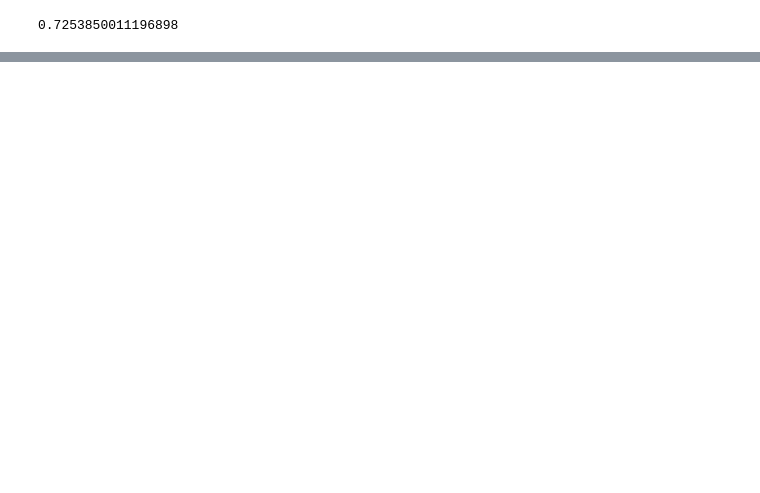
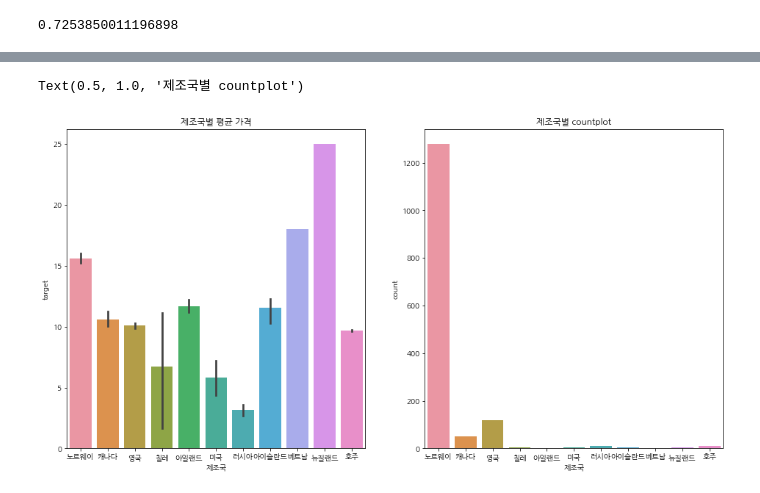
Before and after one commit to qkrwjdduf159/BigContest, a Jupyter notebook: 연어.ipynb, the cells around one changed output, grey strips where cells are left out. Cells and saved outputs as stored; diff of their text form; code cells hidden in the pictures; blank space fills up the shorter version.

```diff
--- a/연어.ipynb
+++ b/연어.ipynb
@@ -406,0 +436,10 @@ Text(0.5, 0, 'Xgboost Feature Importance')
+# %%
+# 가격은 뉴질랜드와 베트남이 높다.
+fig, ax = plt.subplots(ncols = 2, figsize = (16,8))
+sns.barplot(data = df, x = '제조국', y = 'target', ax = ax[0])
+sns.countplot(df['제조국'], ax = ax[1])
+ax[0].set_title('제조국별 평균 가격')
+ax[1].set_title('제조국별 countplot')
+# %% [output]
+Text(0.5, 1.0, '제조국별 countplot')
+[figure, added]
```
Also changed, not shown: parts of 16 cells of this notebook.
